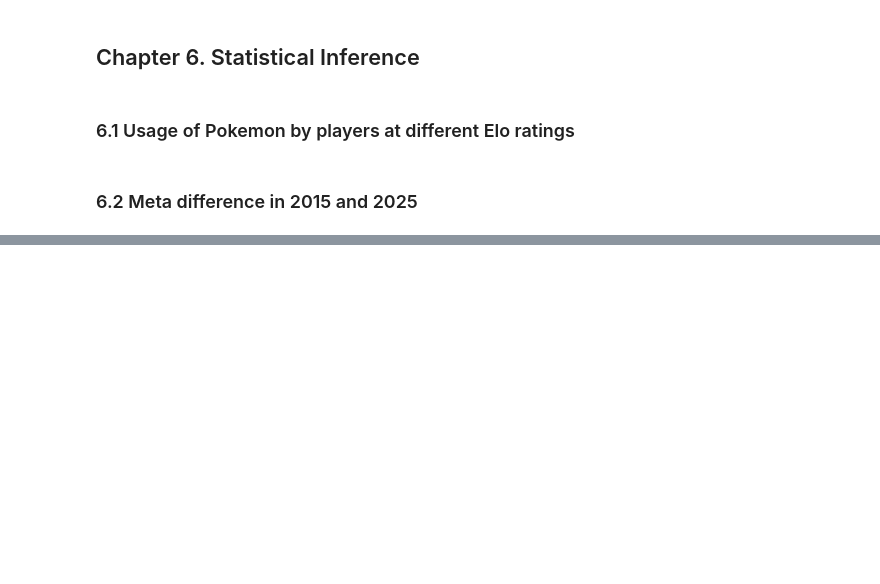
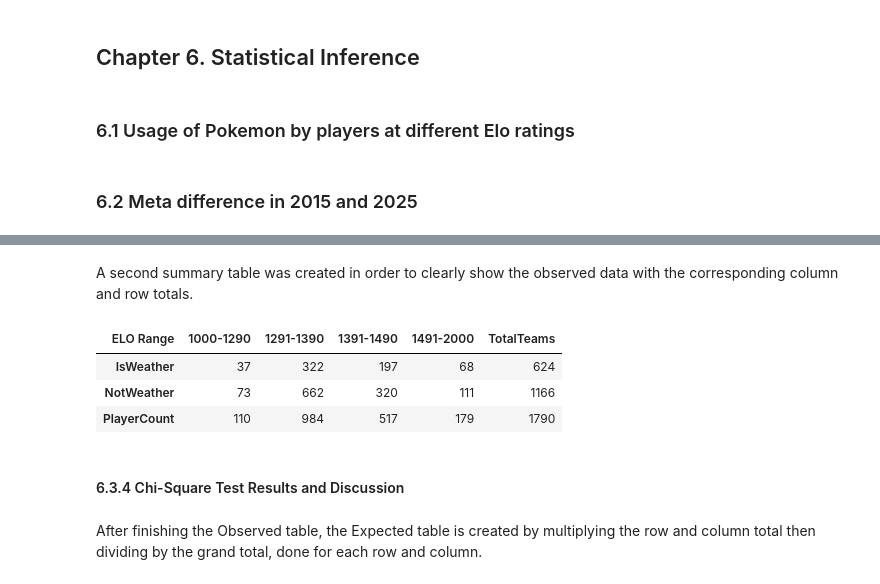
Before and after one commit to jrgo7/csmodel-mco, a Jupyter notebook: phase-2.ipynb, the cells around one changed output, grey strips where cells are left out. Drawn from its saved outputs; the diff is of its cells as text; code cells hidden in the pictures; blank space fills up the shorter version.

```diff
--- a/phase-2.ipynb
+++ b/phase-2.ipynb
@@ -967,0 +1031,3 @@ Observing the graph would give us the impression that all the Pokemon types are
+# %%
+summary_table = weather_df.groupby("ELO Range", observed=True)[["IsWeather", "NotWeather"]].sum().reset_index()
+summary_table
@@ -967,0 +1040,30 @@ Observing the graph would give us the impression that all the Pokemon types are
+# %% [markdown]
+A second summary table was created in order to clearly show the observed data with the corresponding column and row totals.
+# %%
+display_summary_table = summary_table
+
+# First, compute the sum of each column
+weather_sum = summary_table["IsWeather"].sum()
+notweather_sum = summary_table["NotWeather"].sum()
+
+# Create new rows as Series objects
+TotalTeams = pd.Series(
+    {"ELO Range": "TotalTeams", "IsWeather": weather_sum, "NotWeather": notweather_sum, "PlayerCount": weather_sum + notweather_sum}
+)
+
+# Append them to the summary_table
+display_summary_table = pd.concat([display_summary_table, pd.DataFrame([TotalTeams])], ignore_index=True)
+
+
+display_summary_table["PlayerCount"] = display_summary_table["IsWeather"] + display_summary_table["NotWeather"]
+display_summary_table = display_summary_table.set_index("ELO Range").transpose()
+display_summary_table
+# %% [output]
+| ELO Range | 1000-1290 | 1291-1390 | 1391-1490 | 1491-2000 | TotalTeams |
+| IsWeather | 37 | 322 | 197 | 68 | 624 |
+| NotWeather | 73 | 662 | 320 | 111 | 1166 |
+| PlayerCount | 110 | 984 | 517 | 179 | 1790 |
+# %% [markdown]
+#### 6.3.4 Chi-Square Test Results and Discussion
+# %% [markdown]
+After finishing the Observed table, the Expected table is created by multiplying the row and column total then dividing by the grand total, done for each row and column.
```
Also changed, not shown: parts of 26 cells of this notebook, 2 other files.
